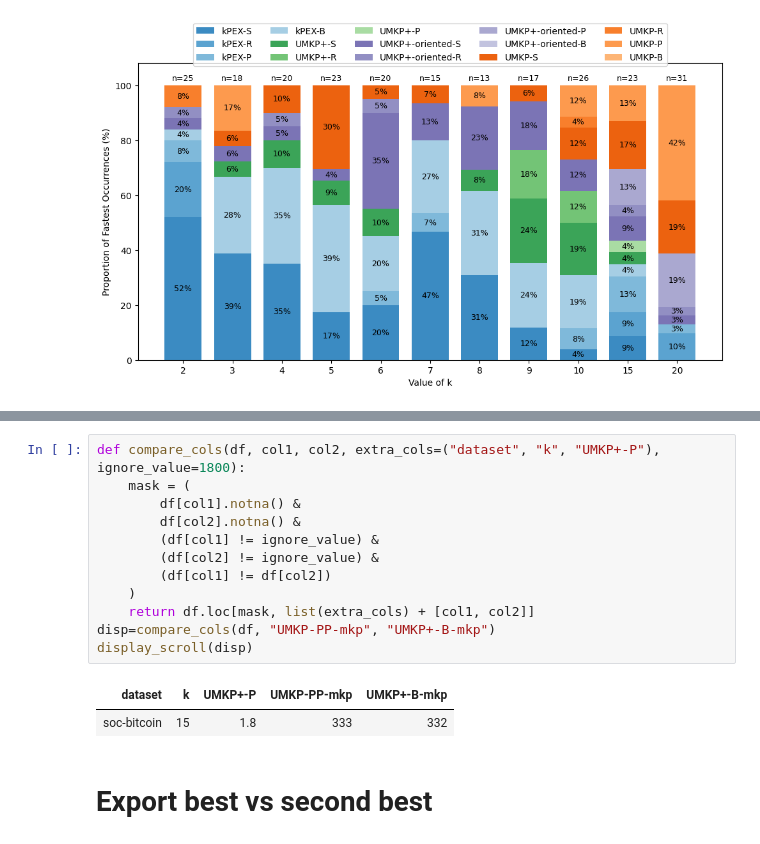
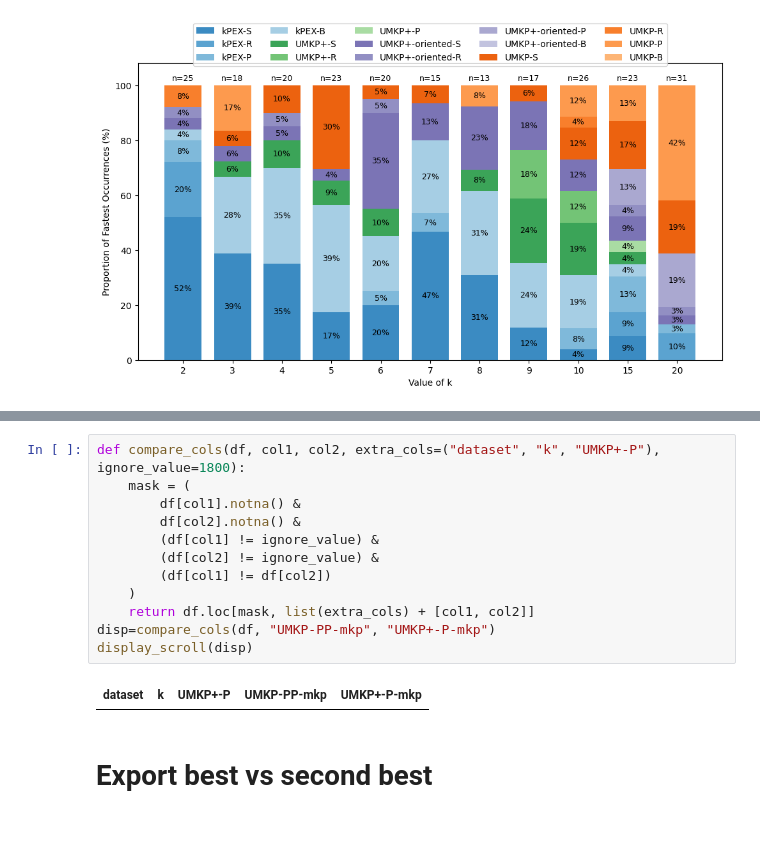
Before and after one commit to akhlaqueak/kplex-ML, a Jupyter notebook: notebooks/entire-data-algos.ipynb, the cells around one changed output, grey strips where cells are left out. Drawn from its saved outputs; the diff is of its cells as text.

```diff
--- a/notebooks/entire-data-algos.ipynb
+++ b/notebooks/entire-data-algos.ipynb
@@ -408,18 +425,17 @@ Sorting by: speedup
 # %%
 def compare_cols(df, col1, col2, extra_cols=("dataset", "k", "UMKP+-P"), ignore_value=1800):
     mask = (
         df[col1].notna() &
         df[col2].notna() &
         (df[col1] != ignore_value) &
         (df[col2] != ignore_value) &
         (df[col1] != df[col2])
     )
     return df.loc[mask, list(extra_cols) + [col1, col2]]
-disp=compare_cols(df, "UMKP-PP-mkp", "UMKP+-B-mkp")
+disp=compare_cols(df, "UMKP-PP-mkp", "UMKP+-P-mkp")
 display_scroll(disp)
 # %% [output]
-| dataset | k | UMKP+-P | UMKP-PP-mkp | UMKP+-B-mkp |
-| soc-bitcoin | 15 | 1.8 | 333 | 332 |
+| dataset | k | UMKP+-P | UMKP-PP-mkp | UMKP+-P-mkp |
 # %% [markdown]
 # Export best vs second best
 # %% [markdown]
```
Also changed, not shown: parts of 4 cells of this notebook, 19 other files.
